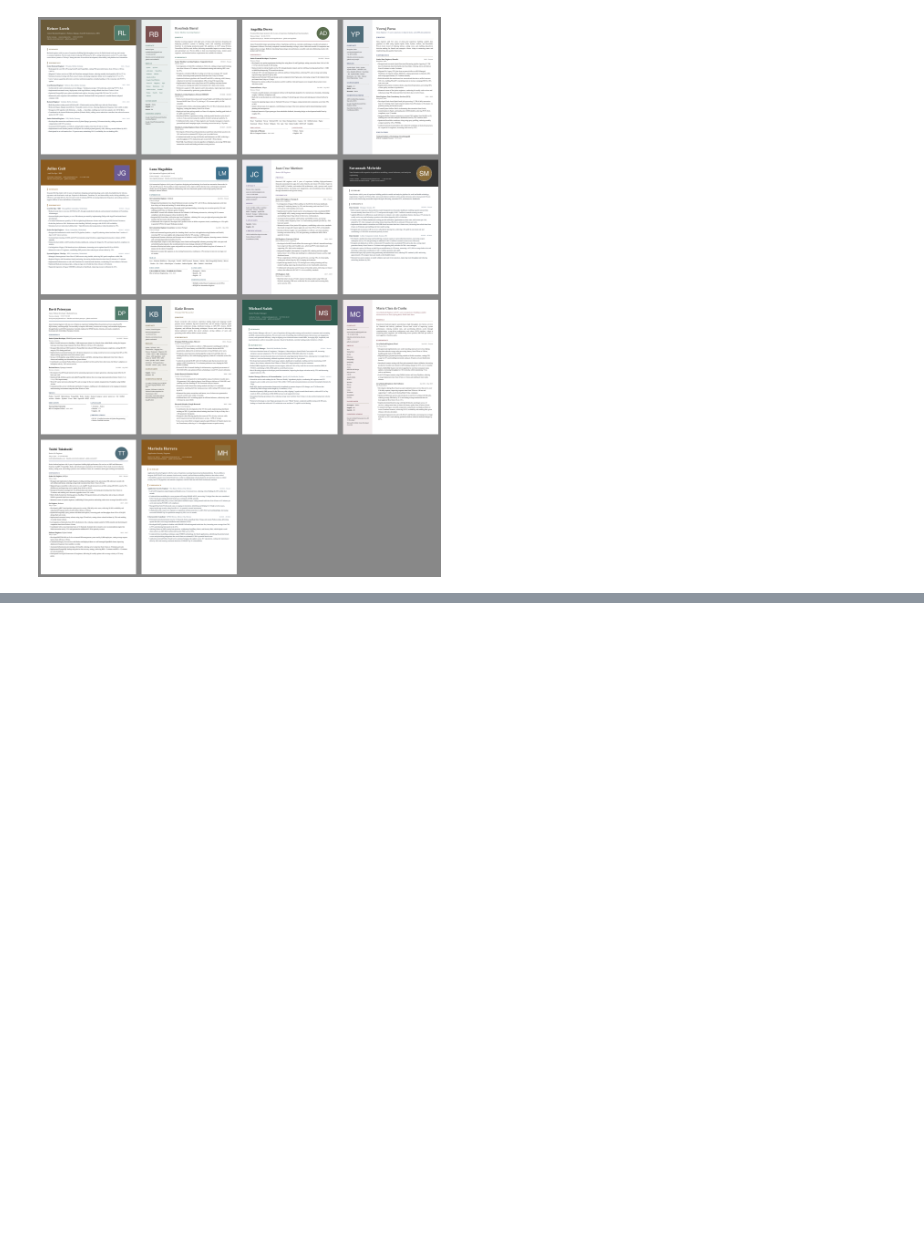
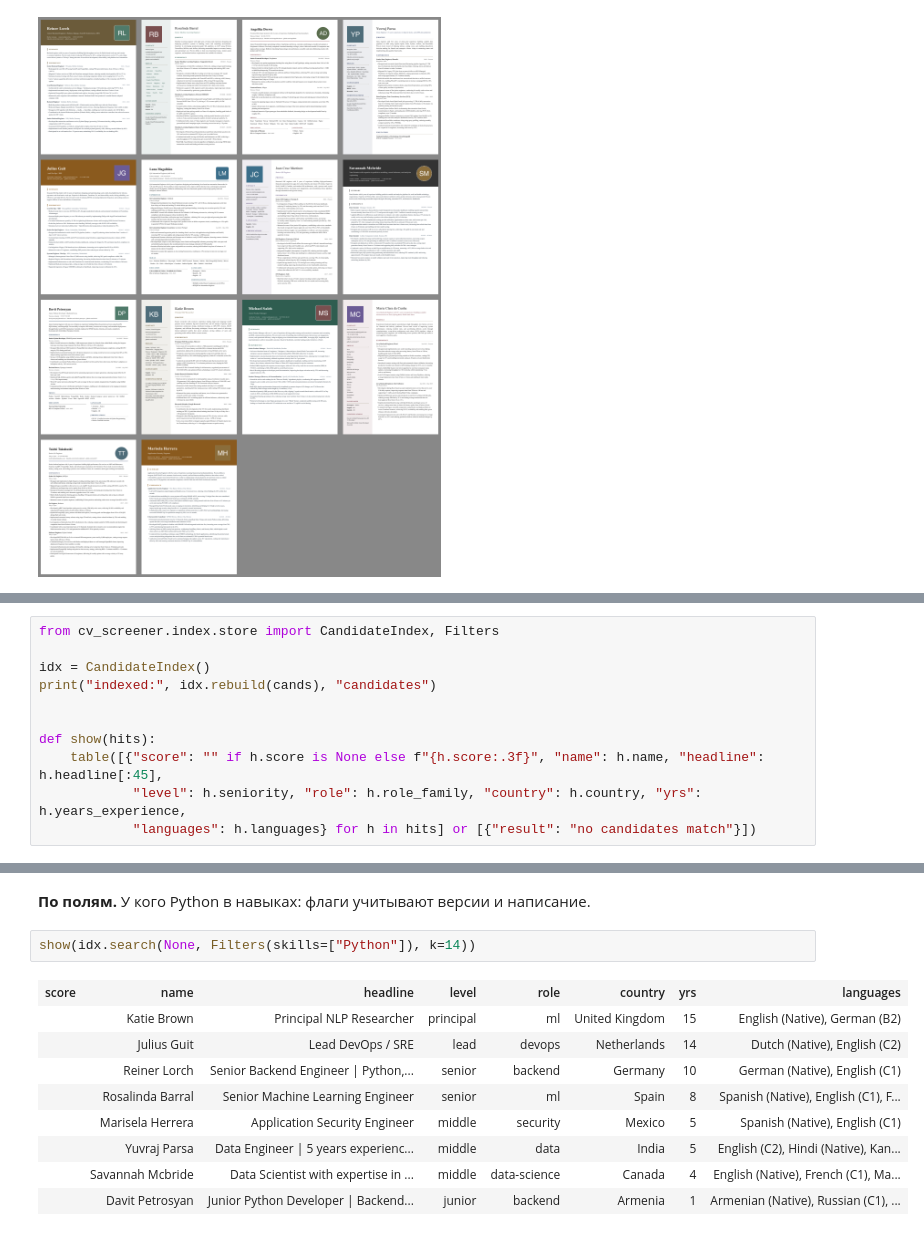
Before and after one commit to ananasDDA/cv-screener, a Jupyter notebook: demo.ipynb, the cells around one changed output, grey strips where cells are left out. Saved outputs shown, nothing was run; the diff lists cells and outputs as text; blank space fills up the shorter version.

Commit message:
Add cv index and cv search commands, notebook section on search
Co-Authored-By: Claude Fable 5.1 <noreply@anthropic.com>

```diff
--- a/demo.ipynb
+++ b/demo.ipynb
@@ -165,0 +174,11 @@ display(sheet)
+# %%
+from cv_screener.index.store import CandidateIndex, Filters
+
+idx = CandidateIndex()
+print("indexed:", idx.rebuild(cands), "candidates")
+
+
+def show(hits):
+    table([{"score": "" if h.score is None else f"{h.score:.3f}", "name": h.name, "headline": h.headline[:45],
+            "level": h.seniority, "role": h.role_family, "country": h.country, "yrs": h.years_experience,
+            "languages": h.languages} for h in hits] or [{"result": "no candidates match"}])
@@ -165,0 +199,14 @@ display(sheet)
+# %% [markdown]
+**По полям.** У кого Python в навыках: флаги учитывают версии и написание.
+# %%
+show(idx.search(None, Filters(skills=["Python"]), k=14))
+# %% [output]
+| score | name | headline | level | role | country | yrs | languages |
+|  | Katie Brown | Principal NLP Researcher | principal | ml | United Kingdom | 15 | English (Native), German (B2) |
+|  | Julius Guit | Lead DevOps / SRE | lead | devops | Netherlands | 14 | Dutch (Native), English (C2) |
+|  | Reiner Lorch | Senior Backend Engineer | Python,... | senior | backend | Germany | 10 | German (Native), English (C1) |
+|  | Rosalinda Barral | Senior Machine Learning Engineer | senior | ml | Spain | 8 | Spanish (Native), English (C1), F... |
+|  | Marisela Herrera | Application Security Engineer | middle | security | Mexico | 5 | Spanish (Native), English (C1) |
+|  | Yuvraj Parsa | Data Engineer | 5 years experienc... | middle | data | India | 5 | English (C2), Hindi (Native), Kan... |
+|  | Savannah Mcbride | Data Scientist with expertise in ... | middle | data-science | Canada | 4 | English (Native), French (C1), Ma... |
+|  | Davit Petrosyan | Junior Python Developer | Backend... | junior | backend | Armenia | 1 | Armenian (Native), Russian (C1), ... |
```
Also changed, not shown: parts of 12 cells of this notebook, 3 other files.
